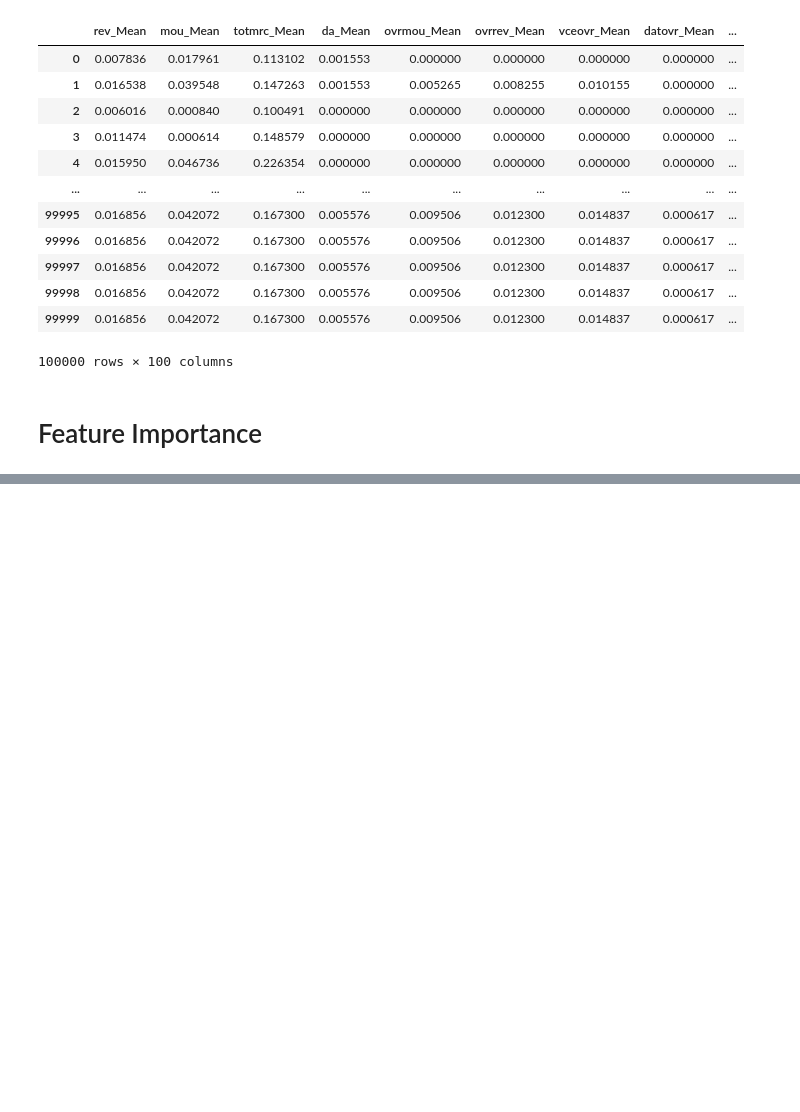
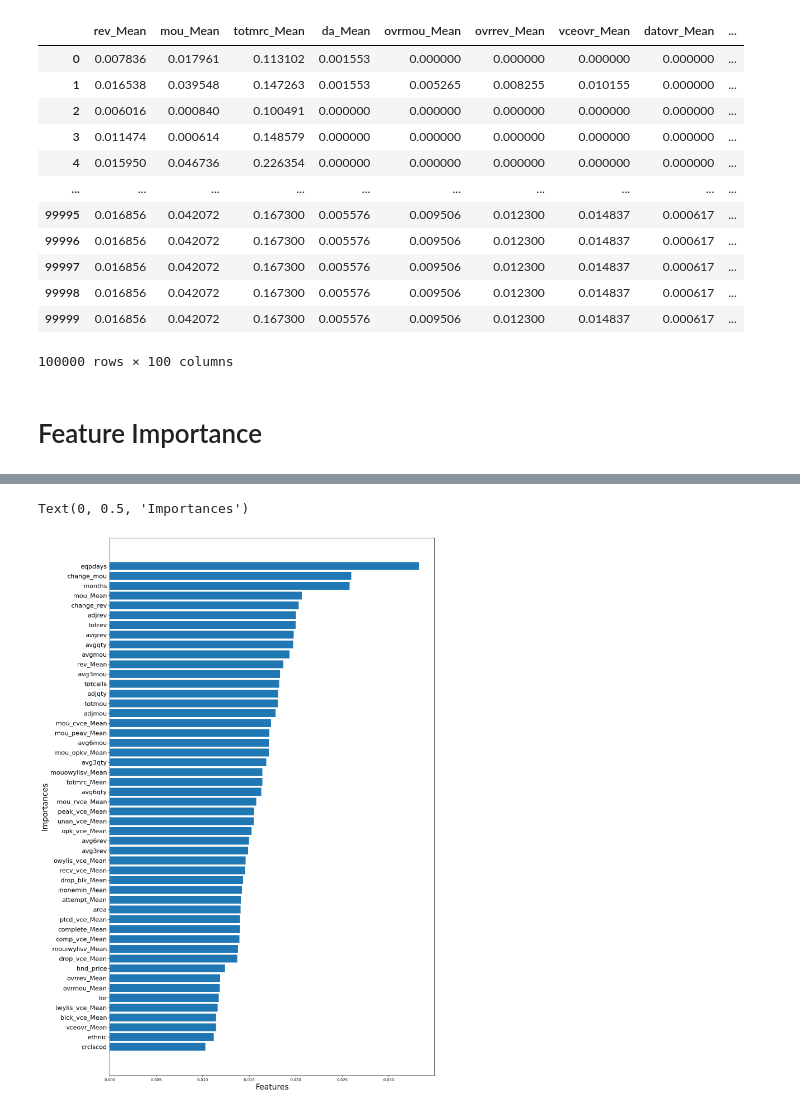
Before and after one commit to annanasi-mon/Telecom_churn, a Jupyter notebook: Churn_telekom_project.ipynb, the cells around one changed output, grey strips where cells are left out. Saved outputs shown, nothing was run; the diff lists cells and outputs as text; code cells hidden in the pictures; blank space fills up the shorter version.

```diff
--- a/Churn_telekom_project.ipynb
+++ b/Churn_telekom_project.ipynb
@@ -166,0 +200,12 @@ Reduced number of features: (100000, 50)
+# %%
+top_50 = results.loc[results['Importances']> 0.01, :]
+# %%
+# Plotting 50 features
+plt.figure(figsize=(15, 25))
+plt.barh(top_50['Features'], top_50['Importances'])
+plt.xlabel("Features", fontsize=20)
+plt.yticks(fontsize=16)
+plt.ylabel('Importances', fontsize=20)
+# %% [output]
+Text(0, 0.5, 'Importances')
+[figure, added]
```
Also changed, not shown: parts of 22 cells of this notebook.
